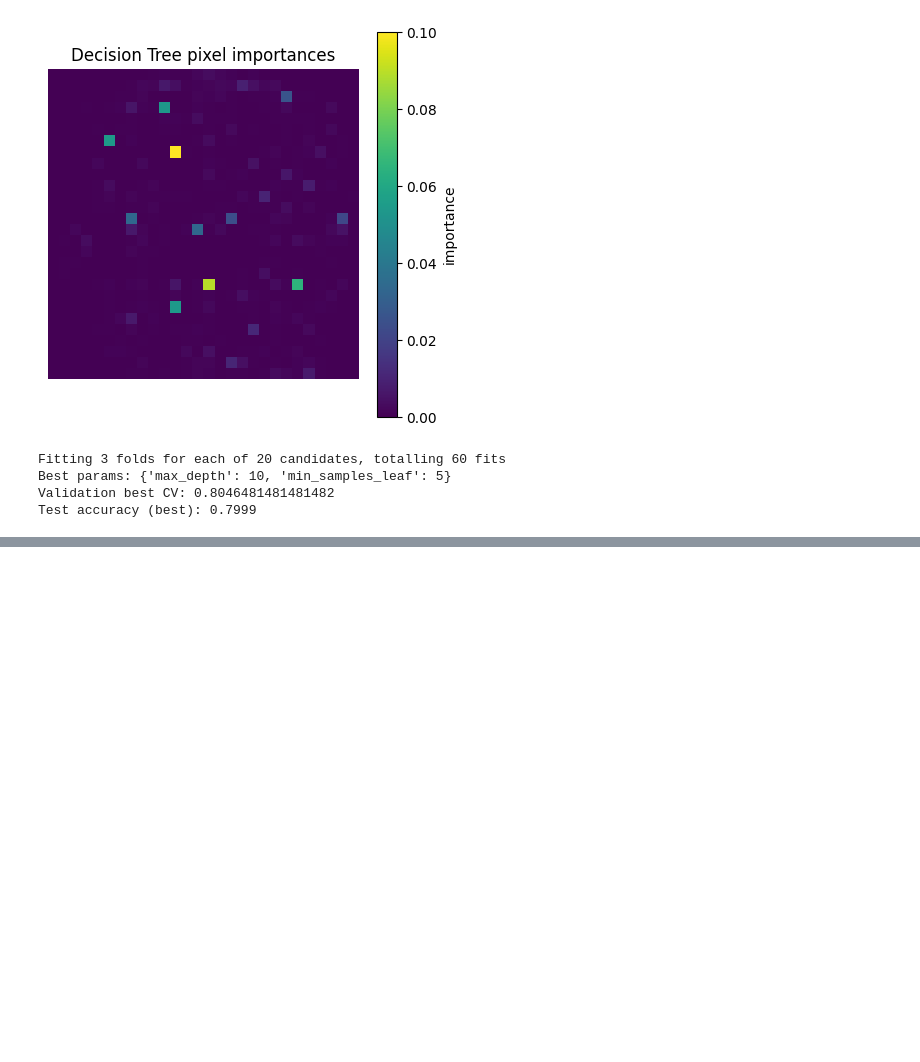
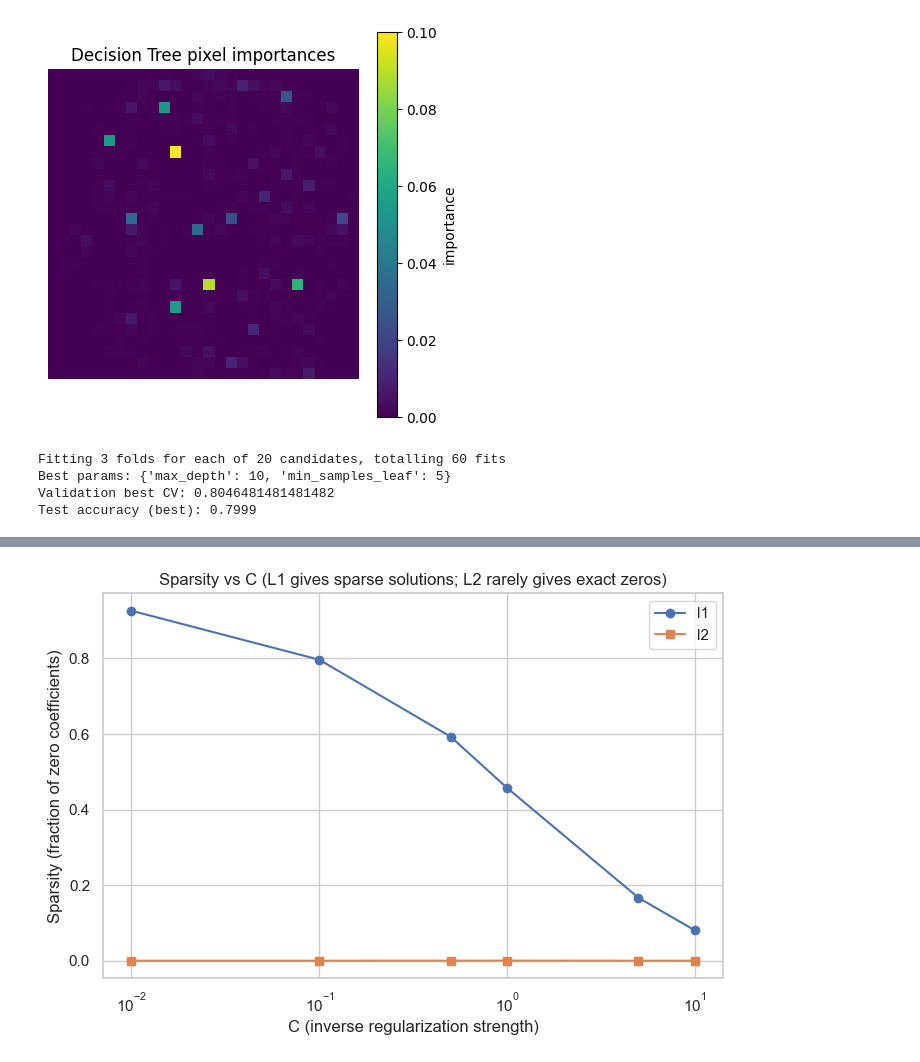
Before and after one commit to perctapera/MSIT3103-GenAI-assignments, a Jupyter notebook: Assignment_1.ipynb, the cells around one changed output, grey strips where cells are left out. Saved outputs shown, nothing was run; the diff lists cells and outputs as text; code cells hidden in the pictures; blank space fills up the shorter version.

```diff
--- a/Assignment_1.ipynb
+++ b/Assignment_1.ipynb
@@ -190,0 +414,17 @@ RandomForest trained in 24.94s - Test acc: 0.8746
+# %%
+#Plot sparsity (#zero coeffs) vs C for L1 and L2
+plt.figure(figsize=(8,5))
+for penalty, marker in [('l1','o'), ('l2','s')]:
+    Cs_vals = [r[0] for r in results[penalty]]
+    sparsities = [r[1]['sparsity'] for r in results[penalty]]
+    plt.plot(Cs_vals, sparsities, marker=marker, label=penalty)
+
+plt.xscale('log')
+plt.xlabel('C (inverse regularization strength)')
+plt.ylabel('Sparsity (fraction of zero coefficients)')
+plt.title('Sparsity vs C (L1 gives sparse solutions; L2 rarely gives exact zeros)')
+plt.legend()
+plt.grid(True)
+plt.show()
+# %% [output]
+[figure, added]
```
Also changed, not shown: parts of 17 cells of this notebook, 54 other files.
